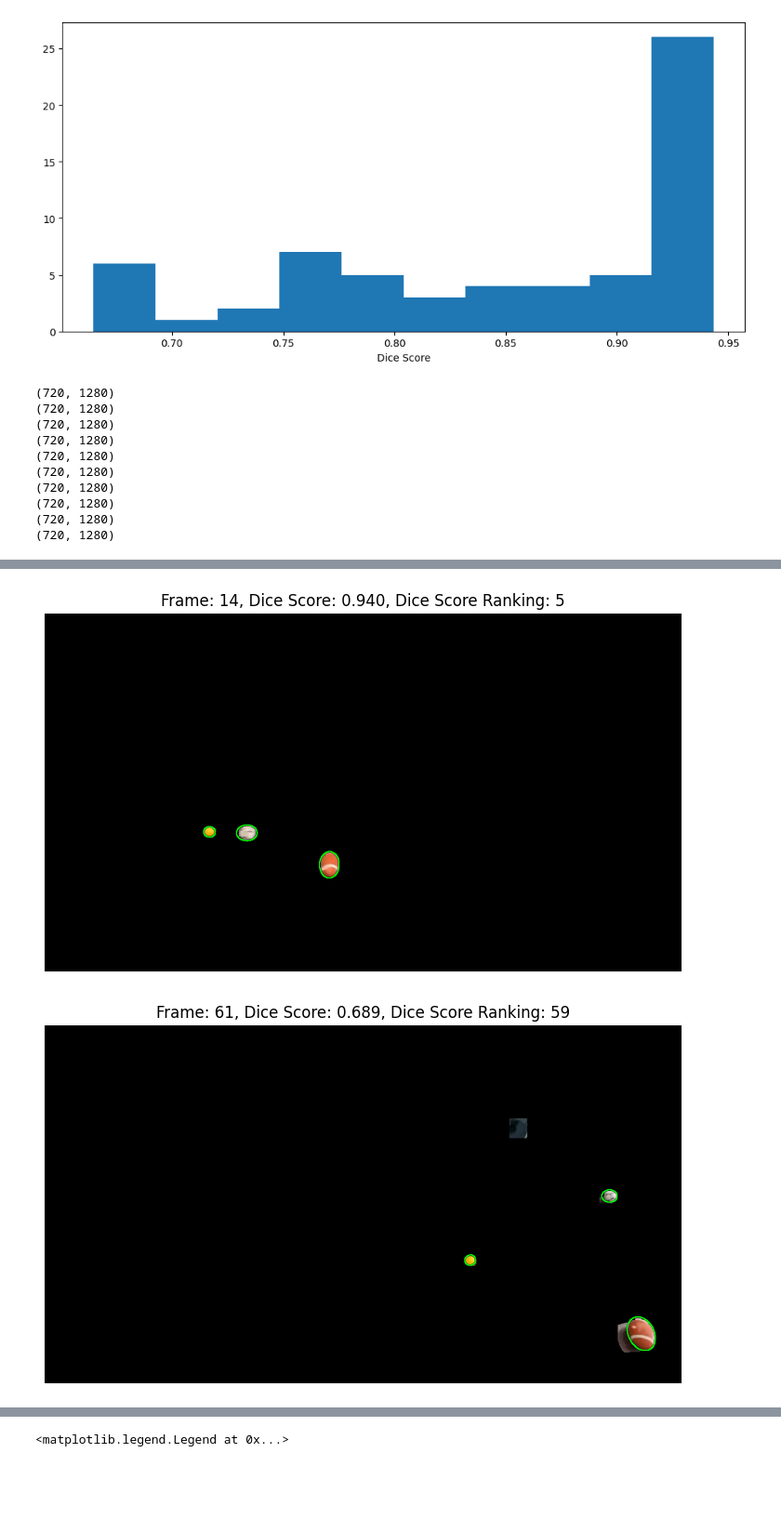
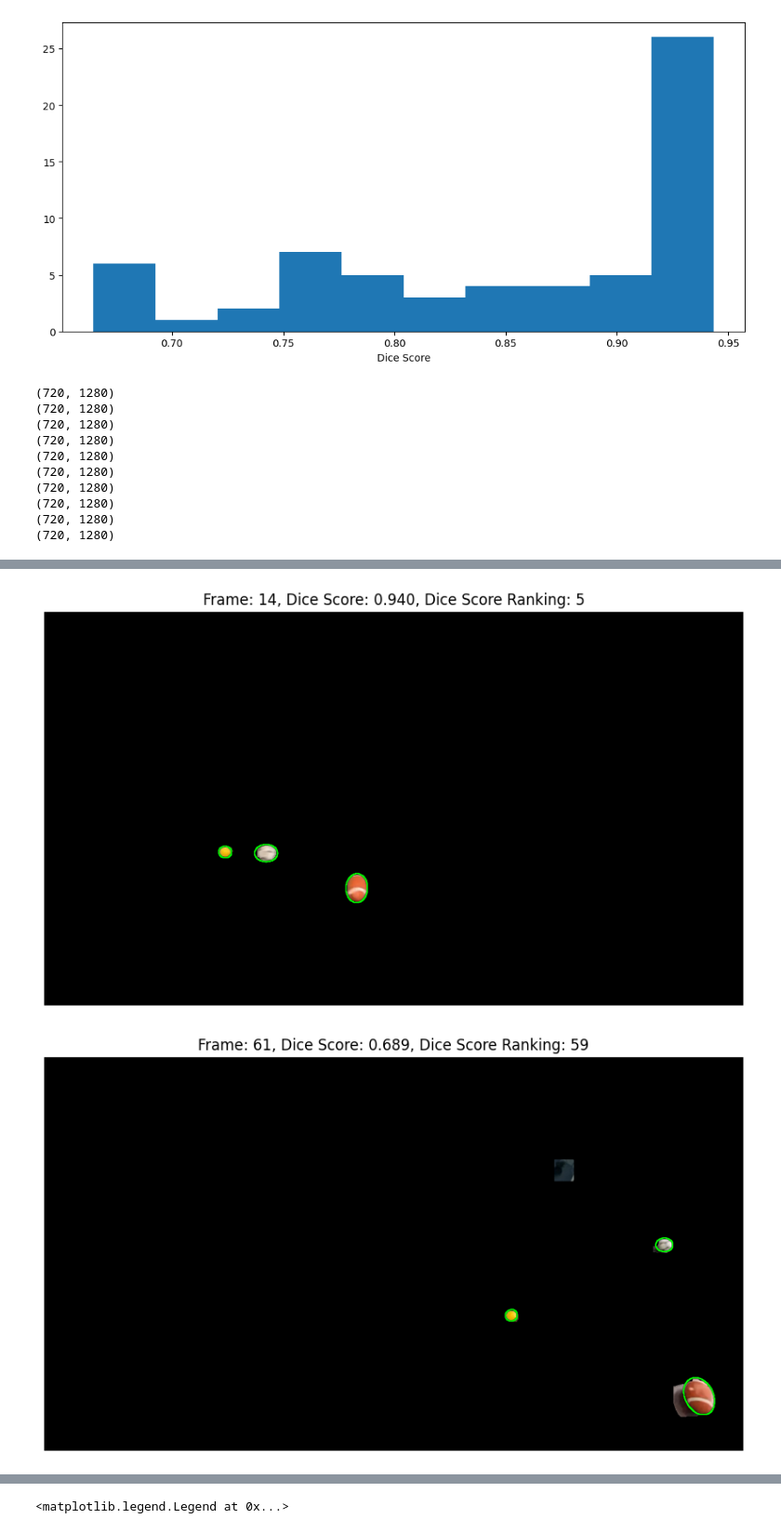
Before and after one commit to LiyouZhou/MScRAS_CV, a Jupyter notebook: assessment/code/assessment.ipynb, the cells around one changed output, grey strips where cells are left out. Shown at 93% size. Cells and saved outputs as stored; diff of their text form; code cells hidden in the pictures; blank space fills up the shorter version.

```diff
--- a/assessment/code/assessment.ipynb
+++ b/assessment/code/assessment.ipynb
@@ -330,7 +334,8 @@ idxs = np.argsort(DSs)[::-1][:5]
 for rank, i in enumerate(idxs):
     plt.figure()
     plot_image_mask_with_gt(i, rank+1)
-    plt.savefig(f"../report/figures/best_dice_score_{rank+1}.png")
+    plt.tight_layout()
+    plt.savefig(f"../report/figures/best_dice_score_{rank+1}.png", bbox_inches='tight')
 
 
 # find index of the 5 lowest dice scores
@@ -340,7 +345,8 @@ for rank, i in enumerate(idxs):
     plt.figure()
     rank = len(DSs) - 4 + rank
     plot_image_mask_with_gt(i, rank)
-    plt.savefig(f"../report/figures/best_dice_score_{rank}.png")
+    plt.tight_layout()
+    plt.savefig(f"../report/figures/best_dice_score_{rank}.png", bbox_inches='tight')
 # %% [output]
 (720, 1280)
 (720, 1280)
@@ -359,2 +365,2 @@ for rank, i in enumerate(idxs):
-[figure, old version]
+[figure, new version]
-[figure, old version]
+[figure, new version]
```
Also changed, not shown: parts of 5 cells of this notebook, 17 other files.
